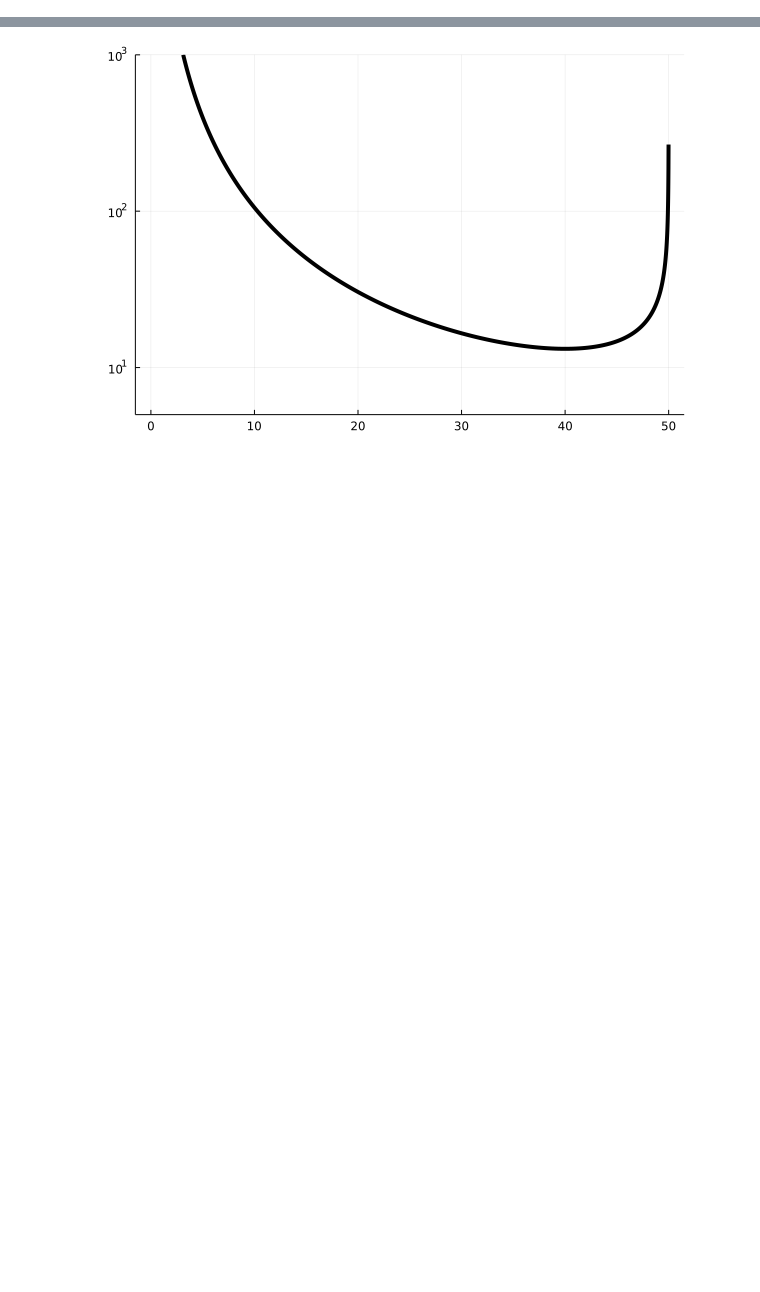
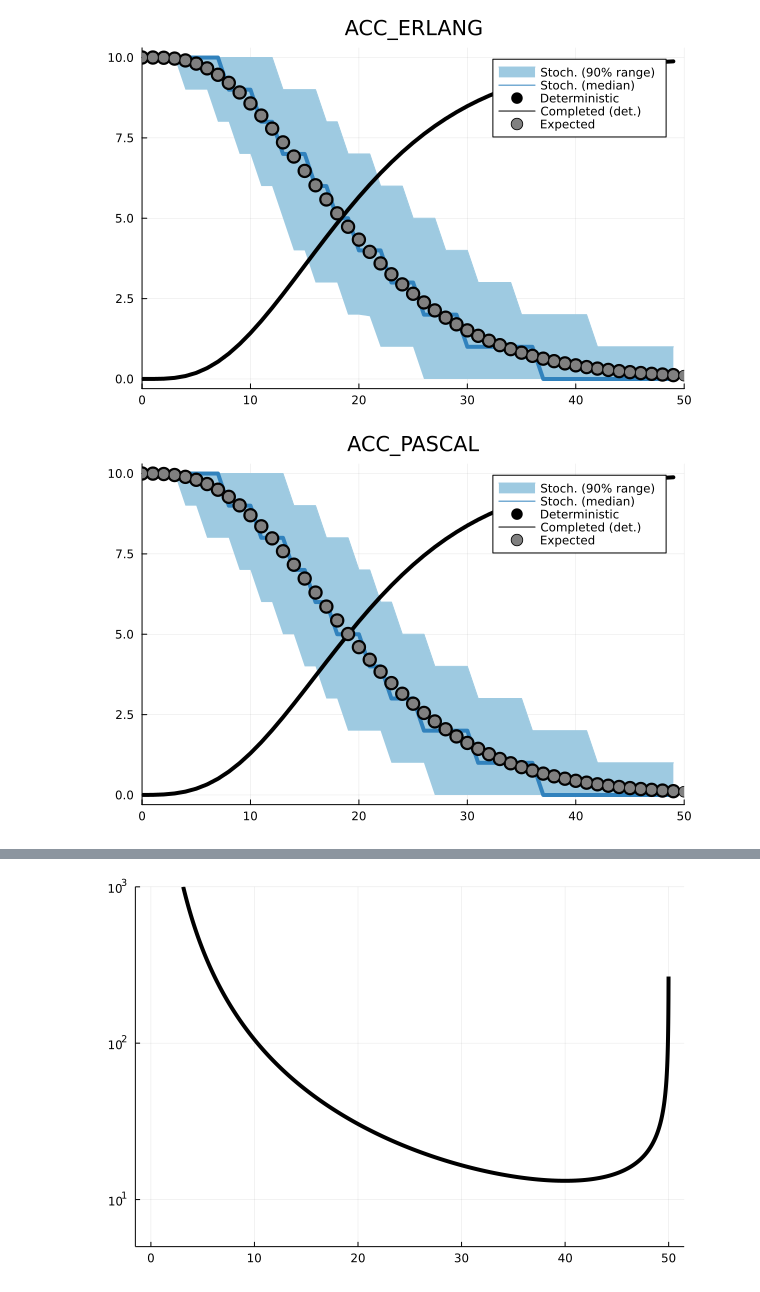
Before and after one commit to kerguler/Population, a Jupyter notebook: docs/examples/demo.ipynb, the cells around one changed output, grey strips where cells are left out. Cells and saved outputs as stored; diff of their text form; code cells hidden in the pictures; blank space fills up the shorter version.

```diff
--- a/docs/examples/demo.ipynb
+++ b/docs/examples/demo.ipynb
@@ -5,0 +27,48 @@ using LaTeXStrings
+# %%
+N = 10.0
+devmn = 20.0
+devsd = 10.0
+xr = 0:50
+
+for hazard in hazards
+    if hazard == "ACC_ERLANG"
+        theta = (devsd^2) / devmn
+        k = devmn / theta
+    elseif hazard == "ACC_PASCAL"
+        theta = devmn / (devsd^2)
+        k = devmn * theta / (1.0 - theta)
+    elseif hazard == "ACC_FIXED"
+        k = devmn
+        theta = 1.0
+    elseif hazard == "AGE_FIXED"
+        k = devmn
+        theta = 1.0
+    elseif hazard == "AGE_CONST"
+        k = 1.0
+        theta = 1.0/devmn
+    elseif hazard == "AGE_GAMMA"
+        theta = (devsd^2) / devmn
+        k = devmn / theta
+    elseif hazard == "AGE_NBINOM"
+        theta = devmn / (devsd^2)
+        k = devmn * theta / (1.0 - theta)
+    end
+    out = outs[hazard]
+    out_det = out["out_det"]
+    out_sto = out["out_sto"]
+    plot(out_sto[:,1], out_sto[:,4], fillrange = out_sto[:,2], title=hazard, c="#9ecae1", label="Stoch. (90% range)")
+    plot!(out_sto[:,1], out_sto[:,3], lw=4, c="#3182bd", label="Stoch. (median)")
+    plot!(out_det[:,1], out_det[:,2], line = :scatter, c="black", ms=8, label="Deterministic")
+    plot!(out_det[:,1], cumsum(out_det[:,3]), c="black", lw=4, label="Completed (det.)")
+    if hazard in ["ACC_ERLANG" "AGE_GAMMA"]
+        plot!(xr, N*(1.0 .- cdf(Gamma(k,theta),xr)), line= :scatter, c="gray", ms=6, label="Expected")
+    elseif hazard in ["ACC_PASCAL" "AGE_NBINOM"]
+        plot!(xr, N*(1.0 .- cdf(NegativeBinomial(k,theta),xr .- 1)), line= :scatter, c="gray", ms=6, label="Expected")
+    elseif hazard in ["AGE_CONST"]
+        plot!(xr, [N*(1.0 .- cdf(Geometric(theta),x-1)) for x in xr], line= :scatter, c="gray", ms=6, label="Expected")
+    end
+    display(xlims!(0,50))
+end
+# %% [output]
+[figure, added]
+[figure, added]
```
Also changed, not shown: parts of 7 cells of this notebook, 8 other files.
